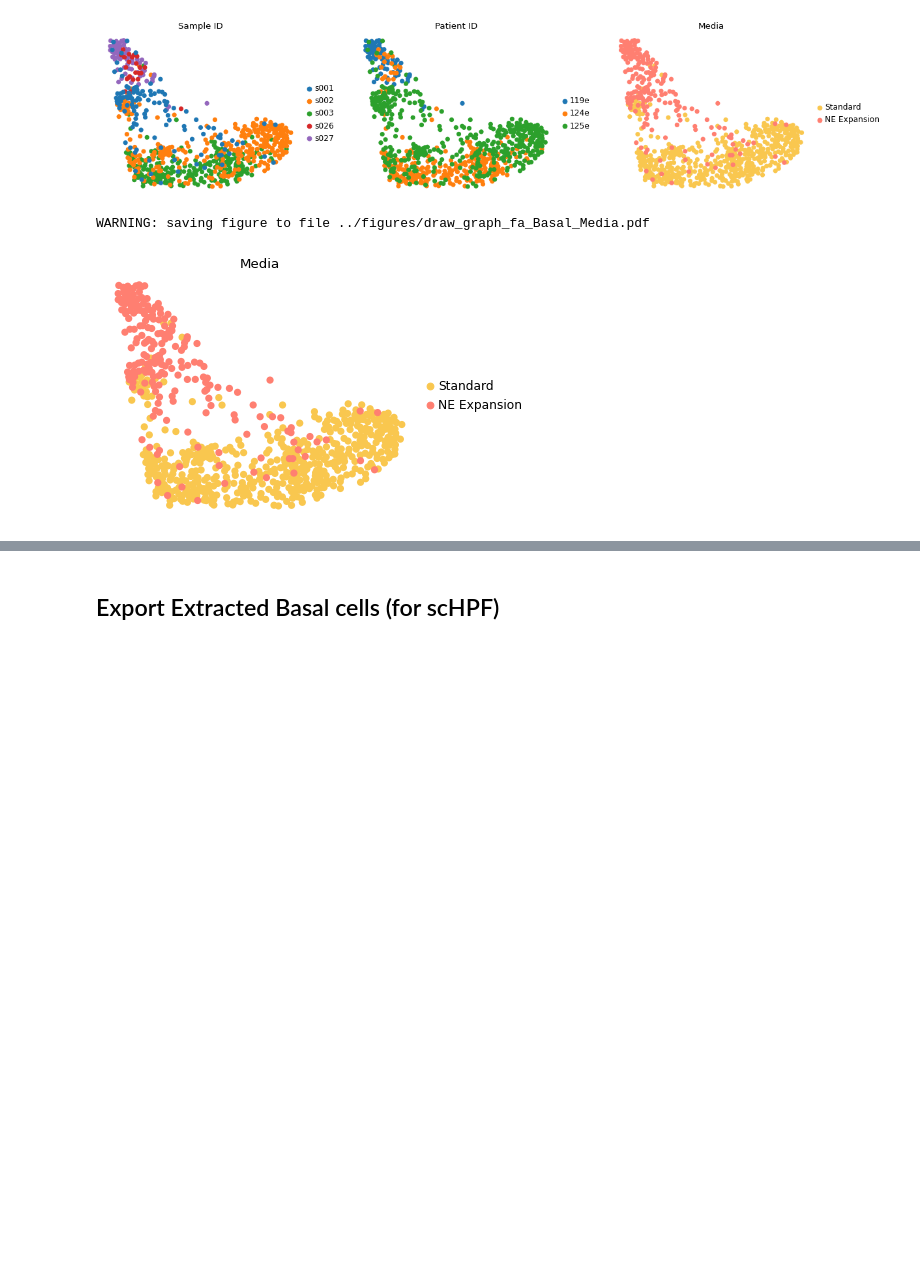
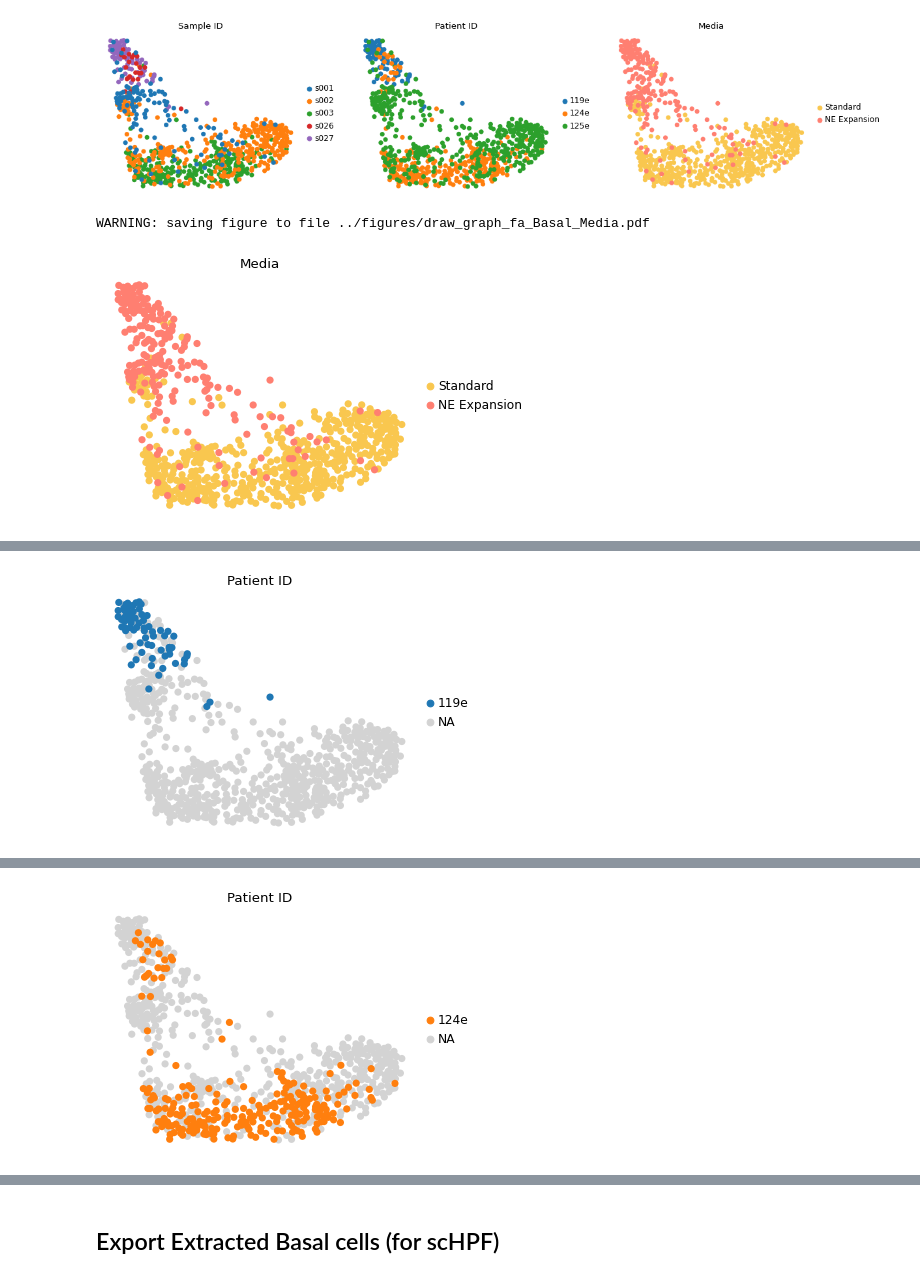
Before and after one commit to daytonlab/NEr-fAOs_2026, a Jupyter notebook: notebooks/7.1_NEr-fAOs_Standard_vs_NEexp.ipynb, the cells around one changed output, grey strips where cells are left out. Drawn from its saved outputs; the diff is of its cells as text; code cells hidden in the pictures; blank space fills up the shorter version.

```diff
--- a/notebooks/7.1_NEr-fAOs_Standard_vs_NEexp.ipynb
+++ b/notebooks/7.1_NEr-fAOs_Standard_vs_NEexp.ipynb
@@ -626,6 +658,10 @@ WARNING: saving figure to file ../figures/draw_graph_fa_Basal_harmonized.pdf
 # %%
 ## Figure S6A
 sc.pl.draw_graph(adata_basal, color=['Media'], save='_Basal_Media')
+
+sc.pl.draw_graph(adata_basal, color=['Patient ID'],groups=['119e'], save='_Basal_patient_119e')
+sc.pl.draw_graph(adata_basal, color=['Patient ID'],groups=['124e'], save='_Basal_patient_124e')
+sc.pl.draw_graph(adata_basal, color=['Patient ID'],groups=['125e'], save='_Basal_patient_125e')
 # %% [output]
 WARNING: saving figure to file ../figures/draw_graph_fa_Basal_Media.pdf
 [figure]
@@ -631,0 +669 @@ WARNING: saving figure to file ../figures/draw_graph_fa_Basal_Media.pdf
+[figure, added]
@@ -631,0 +671 @@ WARNING: saving figure to file ../figures/draw_graph_fa_Basal_Media.pdf
+[figure, added]
```
Also changed, not shown: parts of 5 cells of this notebook, 13 other files.
